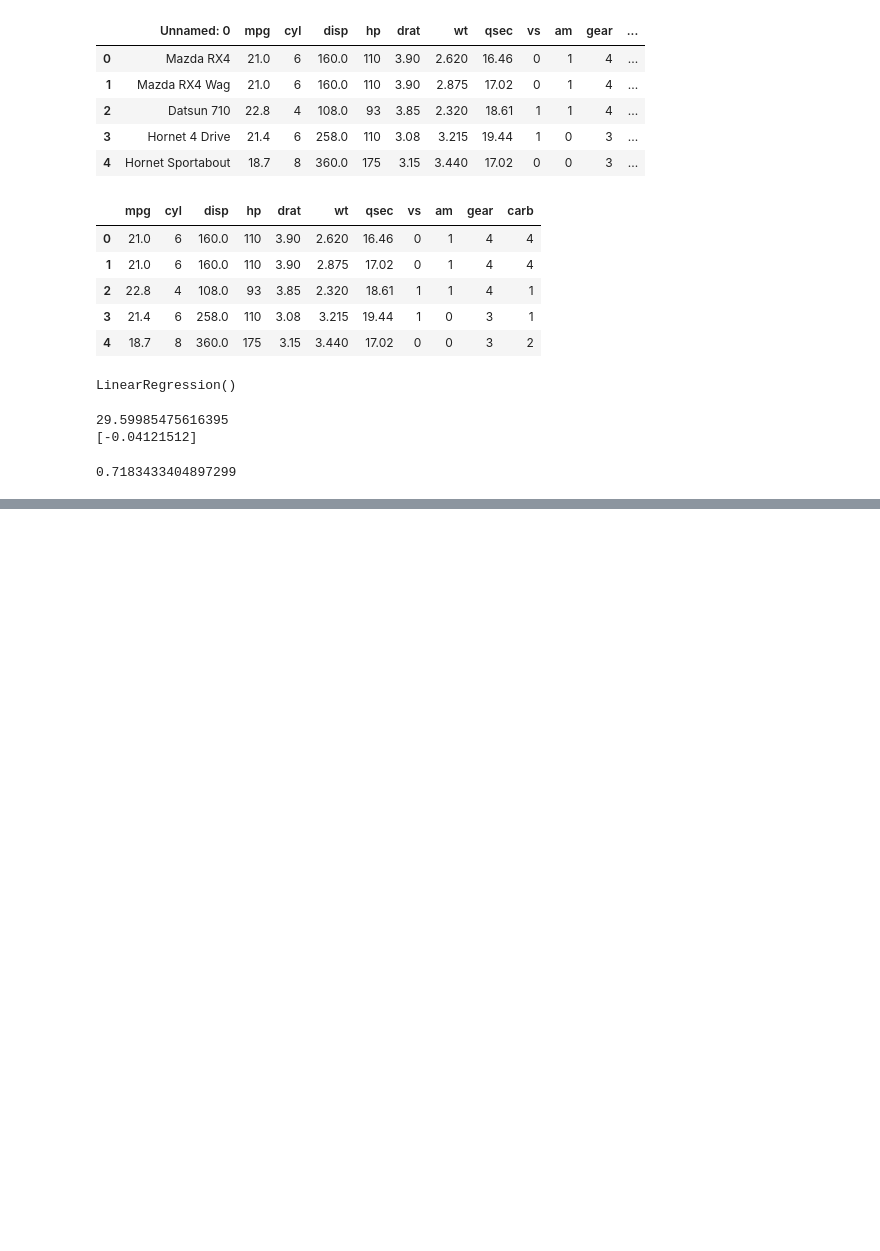
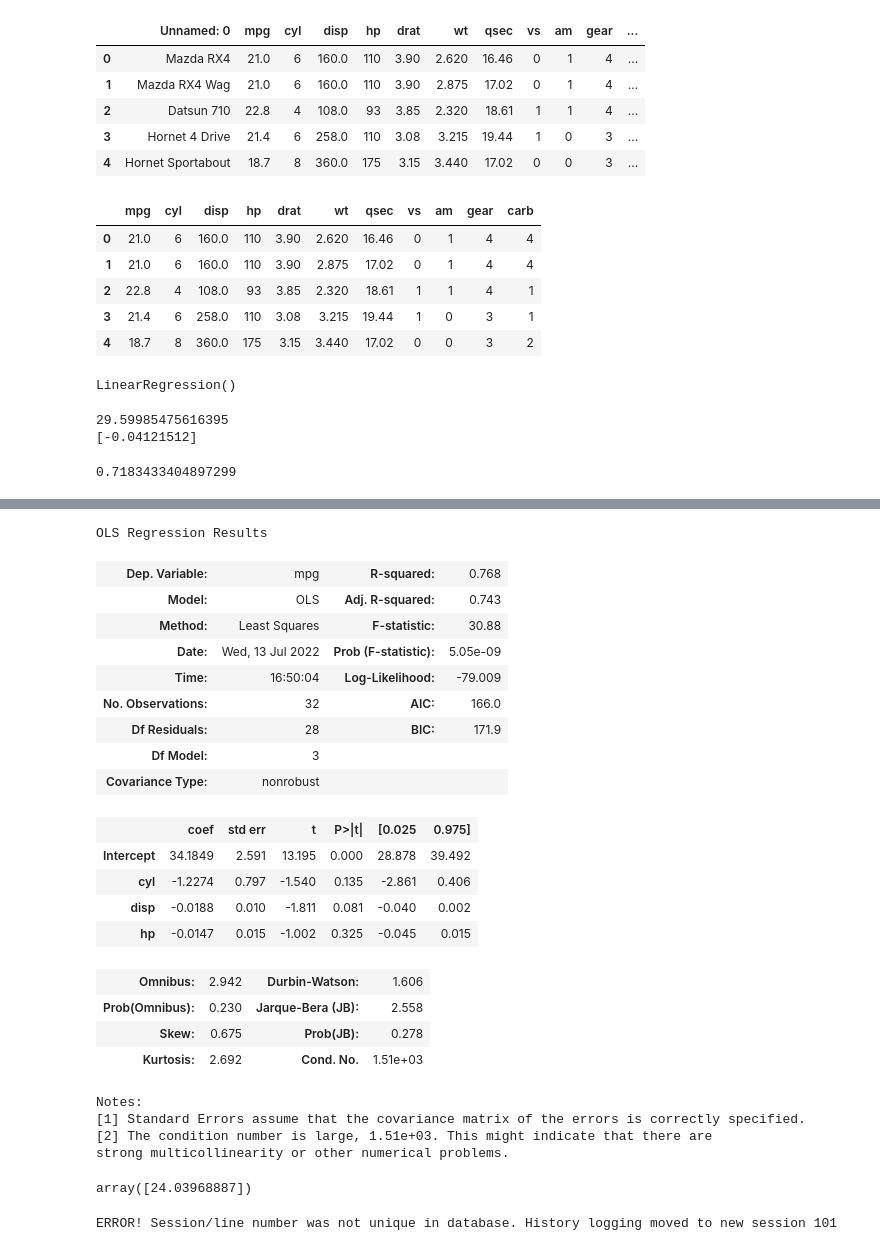
Before and after one commit to cyrogabrielcc/regressao_linear, a Jupyter notebook: RegressaoMultiplaPython.ipynb, the cells around one changed output, grey strips where cells are left out. Cells and saved outputs as stored; diff of their text form; code cells hidden in the pictures; blank space fills up the shorter version.

```diff
--- a/RegressaoMultiplaPython.ipynb
+++ b/RegressaoMultiplaPython.ipynb
@@ -61,0 +117,38 @@ mod.score(X, y)
+# %%
+# Criação do modelo ajustado com mais tributos
+mod_ajustado2 = sm.ols(formula = 'mpg ~ cyl + disp + hp', data = base)
+mod_trei2 = mod_ajustado2.fit()
+mod_trei2.summary()
+# %% [output]
+OLS Regression Results
+| Dep. Variable: | mpg | R-squared: | 0.768 |
+| Model: | OLS | Adj. R-squared: | 0.743 |
+| Method: | Least Squares | F-statistic: | 30.88 |
+| Date: | Wed, 13 Jul 2022 | Prob (F-statistic): | 5.05e-09 |
+| Time: | 16:50:04 | Log-Likelihood: | -79.009 |
+| No. Observations: | 32 | AIC: | 166.0 |
+| Df Residuals: | 28 | BIC: | 171.9 |
+| Df Model: | 3 |  |  |
+| Covariance Type: | nonrobust |  |  |
+|  | coef | std err | t | P>|t| | [0.025 | 0.975] |
+| Intercept | 34.1849 | 2.591 | 13.195 | 0.000 | 28.878 | 39.492 |
+| cyl | -1.2274 | 0.797 | -1.540 | 0.135 | -2.861 | 0.406 |
+| disp | -0.0188 | 0.010 | -1.811 | 0.081 | -0.040 | 0.002 |
+| hp | -0.0147 | 0.015 | -1.002 | 0.325 | -0.045 | 0.015 |
+| Omnibus: | 2.942 | Durbin-Watson: | 1.606 |
+| Prob(Omnibus): | 0.230 | Jarque-Bera (JB): | 2.558 |
+| Skew: | 0.675 | Prob(JB): | 0.278 |
+| Kurtosis: | 2.692 | Cond. No. | 1.51e+03 |
+Notes:
+[1] Standard Errors assume that the covariance matrix of the errors is correctly specified.
+[2] The condition number is large, 1.51e+03. This might indicate that there are
+strong multicollinearity or other numerical problems.
+# %%
+# Prev. De um novo registro
+
+n = np.array([4,200,100])
+n = n.reshape(1, -1)
+mod2.predict(n)
+# %% [output]
+array([24.03968887])
+ERROR! Session/line number was not unique in database. History logging moved to new session 101
```
Also changed, not shown: parts of 8 cells of this notebook.
